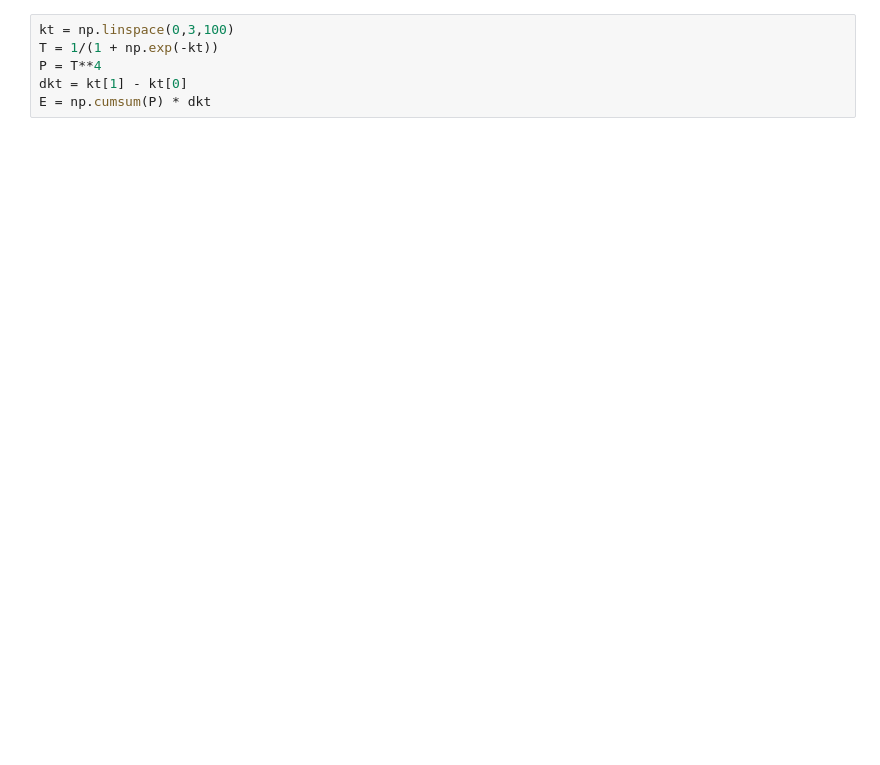
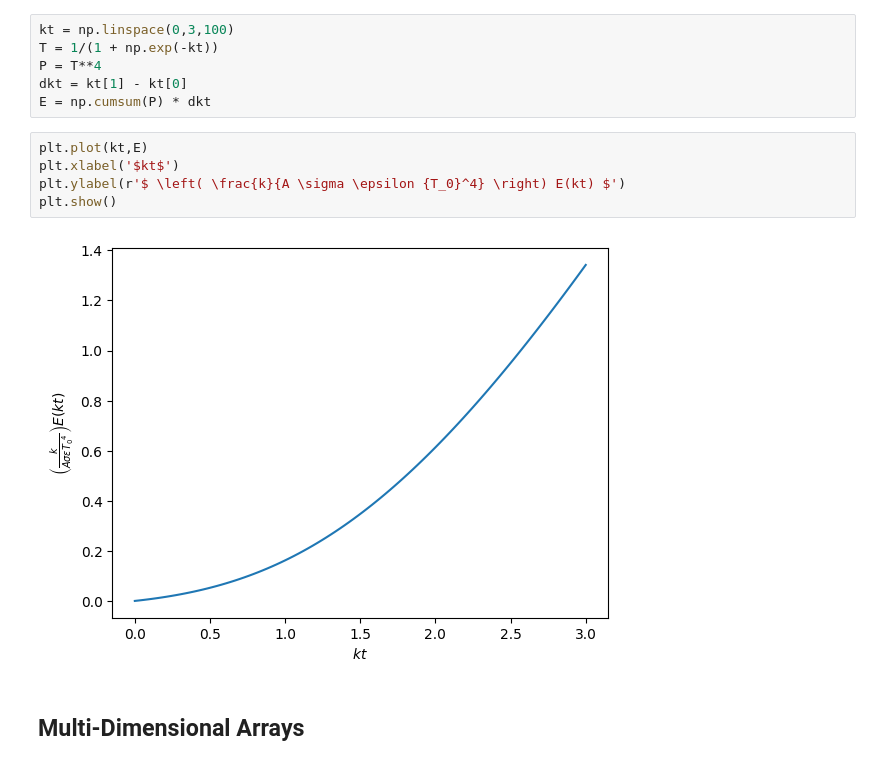
Before and after one commit to rulercosta/notebooks, a Jupyter notebook: Numpy.ipynb, the cells around one changed output. Saved outputs shown, nothing was run; the diff lists cells and outputs as text; blank space fills up the shorter version.

```diff
--- a/Numpy.ipynb
+++ b/Numpy.ipynb
@@ -162,3 +160,12 @@ T = 1/(1 + np.exp(-kt))
 P = T**4
 dkt = kt[1] - kt[0]
 E = np.cumsum(P) * dkt
+# %%
+plt.plot(kt,E)
+plt.xlabel('$kt$')
+plt.ylabel(r'$ \left( \frac{k}{A \sigma \epsilon {T_0}^4} \right) E(kt) $')
+plt.show()
+# %% [output]
+[figure, added]
+# %% [markdown]
+## Multi-Dimensional Arrays
```
Also changed, not shown: parts of 75 cells of this notebook.
